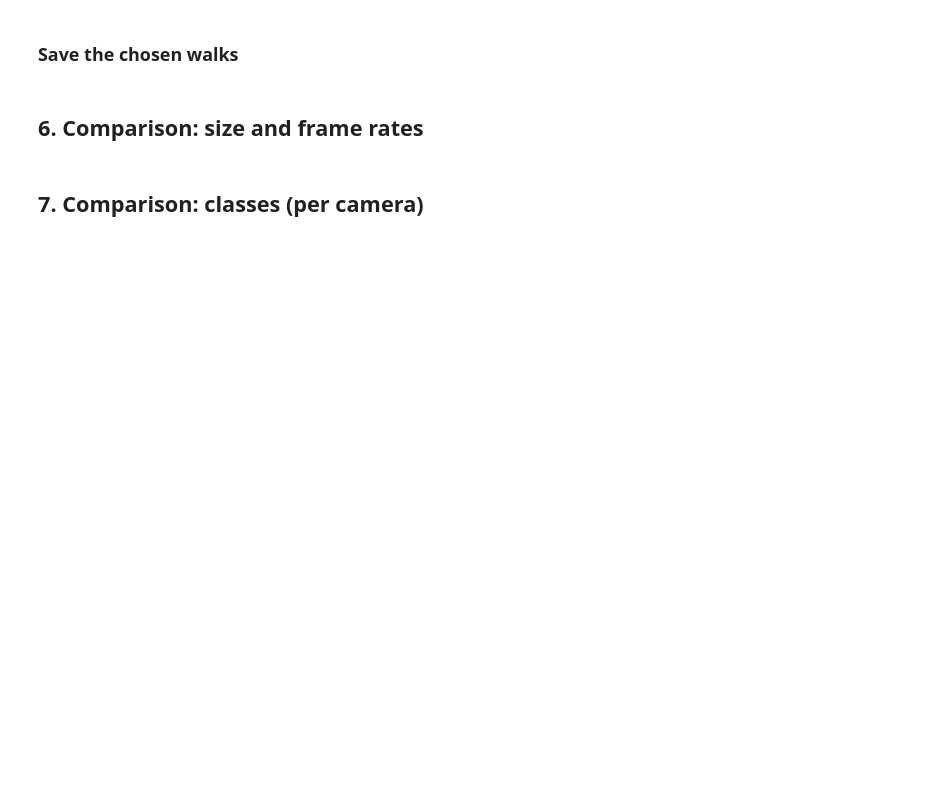
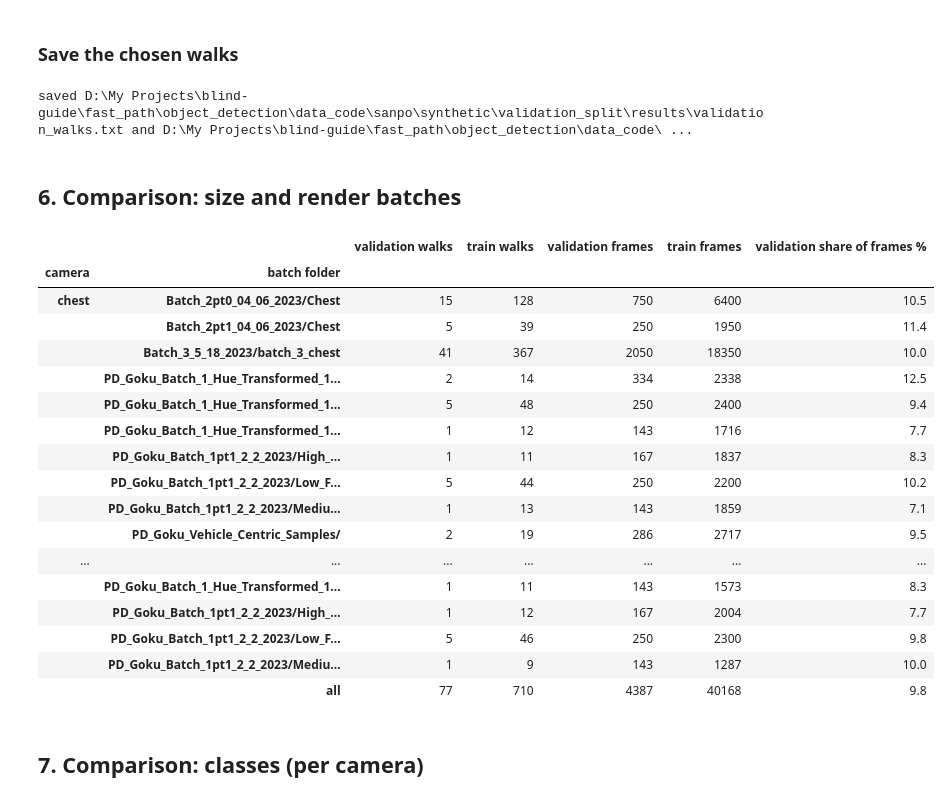
Before and after one commit to Alpha-AI-Systems/blind-guide, a Jupyter notebook: fast_path/object_detection/data_code/sanpo/synthetic/validation_split/validation_split.ipynb, the cells around one changed output. Drawn from its saved outputs; the diff is of its cells as text; code cells hidden in the pictures; blank space fills up the shorter version.

```diff
--- a/fast_path/object_detection/data_code/sanpo/synthetic/validation_split/validation_split.ipynb
+++ b/fast_path/object_detection/data_code/sanpo/synthetic/validation_split/validation_split.ipynb
@@ -29,13 +31,13 @@ from pathlib import Path
 
 INDEX_FILE = Path("../results/index_all.csv").resolve()                 # one row per frame (explore notebook, section 4)
 CLASS_PIXELS_FILE = Path("../results/class_pixels_per_frame.csv").resolve()  # pixels per class per frame (section 6)
+WALK_METADATA_FILE = Path("../results/walk_metadata.csv").resolve()   # fps and render batch per walk (section 5)
 RESULTS_DIR = Path("results").resolve()                                  # the chosen walks are saved here
 
 # Rules (per camera; every candidate must keep all of them)
 VALIDATION_SHARE = 0.10              # target share of each camera's frames in validation
 FRAME_SHARE_RANGE = (0.08, 0.12)     # each camera's validation must hold between 8% and 12% of its frames
-FRAMES_TO_FPS = {50: 5.0, 143: 14.28, 167: 33.33}   # frames per walk -> frame rate (explore notebook, section 5)
-FPS_WALK_TOLERANCE = 0.5             # validation walks per frame rate: within +-50% (and at least +-1) of 10% of them
+BATCH_WALK_TOLERANCE = 0.5           # validation walks per batch folder: within +-50% (and at least +-1) of 10% of them
 REQUIRED_CLASS_MIN_WALK_SHARE = 0.05 # a class in at least 5% of a camera's walks must appear in its validation ...
 MIN_FRAMES_IN_VALIDATION = 10        # ... in at least this many validation frames
 MIN_RELATIVE_FRAME_SHARE = 0.5       # ... and its share of validation frames >= this x its share in train
@@ -47,11 +49,11 @@ LOCATION_RADIUS_M = 5.0              # walks whose camera paths come this close
 # Selection
 CANDIDATES = 100000                  # random candidate splits tried (each fills validation with random location groups)
 NORMALIZATION_CANDIDATES = 20000     # each distance is divided by its median over this many random splits (rules ignored)
-SWAP_STARTS = 5                      # the swaps start from this many of the best random candidates
+SWAP_STARTS = 10                     # the swaps start from this many of the best random candidates
 SEED = 42                            # same seed = same split every time
 
 # Optional: a list of walk ids to CHECK instead of choosing one (None = choose with the rules above)
 FIXED_VALIDATION_WALKS = None
 
-for path in (INDEX_FILE, CLASS_PIXELS_FILE):
+for path in (INDEX_FILE, CLASS_PIXELS_FILE, WALK_METADATA_FILE):
     print(f"{'found  ' if path.exists() else 'MISSING'} {path}")
@@ -79,9 +87,13 @@ class_names = [c for c in all_class_names if c not in IGNORED_CLASSES]
 assert frames[class_names].notna().all().all(), "some frames have no class pixels"
 
 walks = frames.groupby("session").agg(camera=("camera", "first"), frames=("frame_id", "size"))
-walks["frame_rate"] = walks["frames"].map(FRAMES_TO_FPS)
-assert walks["frame_rate"].notna().all(), "a walk has a frame count not in FRAMES_TO_FPS"
+metadata = pd.read_csv(WALK_METADATA_FILE, keep_default_na=False).set_index("session")
+walks["batch"] = walks.index.map(metadata["batch"] + "/" + metadata["batch_folder"])   # render batch folder
+walks["labeled_fps"] = walks.index.map(metadata["labeled_fps"])
+assert walks["batch"].notna().all() and (walks["batch"] != "/").all(), "a walk has no render batch"
+assert (walks.groupby("batch")["camera"].nunique() == 1).all(), "a batch folder mixes cameras"
 sessions = list(walks.index)
 print(f"{len(frames):,} frames in {len(sessions)} walks | {len(class_names)} classes used "
       f"(left out: {', '.join(IGNORED_CLASSES)})")
-display(walks.groupby(["camera", "frame_rate"]).agg(walks=("frames", "size"), frames=("frames", "sum")))
+display(walks.groupby(["camera", "batch"]).agg(walks=("frames", "size"), frames=("frames", "sum"),
+                                             labeled_fps=("labeled_fps", "first")))
@@ -123,20 +158,22 @@ plt.show()
 cameras = ["chest", "head"]
 camera_of_walk = walks["camera"].to_numpy()
 walk_frames = walks["frames"].to_numpy()
-walk_rate = walks["frame_rate"].to_numpy()
+walk_batch = walks["batch"].to_numpy()
 walk_group = walks["group"].to_numpy()
 per_walk = frames.groupby("session")
 walk_class_pixels = per_walk[class_names].sum().reindex(sessions).to_numpy(dtype=np.float64)       # walks x classes
 walk_class_frames = (frames[class_names] > 0).groupby(frames["session"]).sum().reindex(sessions).to_numpy()
-rates = sorted(FRAMES_TO_FPS.values())
+batch_names = sorted(walks["batch"].unique())
 
-required, max_walks_per_class, fps_target = {}, {}, {}
+required, max_walks_per_class, batch_target = {}, {}, {}
 for camera in cameras:
     mine = camera_of_walk == camera
     class_walk_counts = (walk_class_pixels[mine] > 0).sum(axis=0)
     required[camera] = class_walk_counts >= REQUIRED_CLASS_MIN_WALK_SHARE * mine.sum()
     max_walks_per_class[camera] = np.floor(class_walk_counts * MAX_SHARE_OF_CLASS_WALKS)
-    fps_target[camera] = {rate: VALIDATION_SHARE * int(((walk_rate == rate) & mine).sum()) for rate in rates}
+    batch_target[camera] = {batch: VALIDATION_SHARE * int(((walk_batch == batch) & mine).sum())
+                            for batch in batch_names if ((walk_batch == batch) & mine).any()}
     print(f"{camera}: {mine.sum()} walks | classes that must appear in validation: {int(required[camera].sum())} of "
-          f"{len(class_names)} | target validation walks per frame rate: "
-          + ", ".join(f"{rate} FPS {target:.1f}" for rate, target in fps_target[camera].items()))
+          f"{len(class_names)} | target validation walks per batch folder: "
+          + ", ".join(f"{batch.split('/')[0][:22]}.../{batch.split('/')[-1]} {target:.1f}"
+                      for batch, target in batch_target[camera].items()))
@@ -319,31 +485,53 @@ record = {
     "candidates_tried": None if FIXED_VALIDATION_WALKS is not None else CANDIDATES,
     "candidates_kept": candidates_kept,
     "settings": {"VALIDATION_SHARE": VALIDATION_SHARE, "FRAME_SHARE_RANGE": FRAME_SHARE_RANGE,
-                 "FRAMES_TO_FPS": {str(k): v for k, v in FRAMES_TO_FPS.items()}, "FPS_WALK_TOLERANCE": FPS_WALK_TOLERANCE,
+                 "BATCH_WALK_TOLERANCE": BATCH_WALK_TOLERANCE,
                  "REQUIRED_CLASS_MIN_WALK_SHARE": REQUIRED_CLASS_MIN_WALK_SHARE,
                  "MIN_FRAMES_IN_VALIDATION": MIN_FRAMES_IN_VALIDATION, "MIN_RELATIVE_FRAME_SHARE": MIN_RELATIVE_FRAME_SHARE,
                  "MAX_RELATIVE_FRAME_SHARE": MAX_RELATIVE_FRAME_SHARE, "MAX_SHARE_OF_CLASS_WALKS": MAX_SHARE_OF_CLASS_WALKS,
                  "IGNORED_CLASSES": IGNORED_CLASSES, "LOCATION_RADIUS_M": LOCATION_RADIUS_M, "CANDIDATES": CANDIDATES,
-                 "NORMALIZATION_CANDIDATES": NORMALIZATION_CANDIDATES, "SWAP_STARTS": SWAP_STARTS, "SEED": SEED,
+                 "NORMALIZATION_CANDIDATES": NORMALIZATION_CANDIDATES, "SWAP_STARTS": SWAP_STARTS,
+                 "SEED": SEED,
                  "FIXED_VALIDATION_WALKS": FIXED_VALIDATION_WALKS},
 }
 (RESULTS_DIR / "validation_split.json").write_text(json.dumps(record, indent=2))
 print("saved", RESULTS_DIR / "validation_walks.txt", "and", RESULTS_DIR / "validation_split.json")
+# %% [output]
+saved D:\My Projects\blind-guide\fast_path\object_detection\data_code\sanpo\synthetic\validation_split\results\validation_walks.txt and D:\My Projects\blind-guide\fast_path\object_detection\data_code\ ...
 # %% [markdown]
-## 6. Comparison: size and frame rates
+## 6. Comparison: size and render batches
 # %%
 rows = []
 for camera in cameras:
-    for rate in rates + ["all"]:
-        mine = (camera_of_walk == camera) & ((walk_rate == rate) if rate != "all" else True)
-        rows.append({"camera": camera, "frame rate": rate,
+    for batch in list(batch_target[camera]) + ["all"]:
+        mine = (camera_of_walk == camera) & ((walk_batch == batch) if batch != "all" else True)
+        rows.append({"camera": camera, "batch folder": batch,
                      "validation walks": int((is_chosen & mine).sum()), "train walks": int((~is_chosen & mine).sum()),
                      "validation frames": int(walk_frames[is_chosen & mine].sum()),
                      "train frames": int(walk_frames[~is_chosen & mine].sum())})
-size_table = pd.DataFrame(rows).set_index(["camera", "frame rate"])
+size_table = pd.DataFrame(rows).set_index(["camera", "batch folder"])
 size_table["validation share of frames %"] = (100 * size_table["validation frames"]
                                               / (size_table["validation frames"] + size_table["train frames"])).round(1)
 display(size_table)
+# %% [output]
+|  |  | validation walks | train walks | validation frames | train frames | validation share of frames % |
+| camera | batch folder |  |  |  |  |  |
+| chest | Batch_2pt0_04_06_2023/Chest | 15 | 128 | 750 | 6400 | 10.5 |
+|  | Batch_2pt1_04_06_2023/Chest | 5 | 39 | 250 | 1950 | 11.4 |
+|  | Batch_3_5_18_2023/batch_3_chest | 41 | 367 | 2050 | 18350 | 10.0 |
+|  | PD_Goku_Batch_1_Hue_Transformed_1... | 2 | 14 | 334 | 2338 | 12.5 |
+|  | PD_Goku_Batch_1_Hue_Transformed_1... | 5 | 48 | 250 | 2400 | 9.4 |
+|  | PD_Goku_Batch_1_Hue_Transformed_1... | 1 | 12 | 143 | 1716 | 7.7 |
+|  | PD_Goku_Batch_1pt1_2_2_2023/High_... | 1 | 11 | 167 | 1837 | 8.3 |
+|  | PD_Goku_Batch_1pt1_2_2_2023/Low_F... | 5 | 44 | 250 | 2200 | 10.2 |
+|  | PD_Goku_Batch_1pt1_2_2_2023/Mediu... | 1 | 13 | 143 | 1859 | 7.1 |
+|  | PD_Goku_Vehicle_Centric_Samples/ | 2 | 19 | 286 | 2717 | 9.5 |
+| ... | ... | ... | ... | ... | ... | ... |
+|  | PD_Goku_Batch_1_Hue_Transformed_1... | 1 | 11 | 143 | 1573 | 8.3 |
+|  | PD_Goku_Batch_1pt1_2_2_2023/High_... | 1 | 12 | 167 | 2004 | 7.7 |
+|  | PD_Goku_Batch_1pt1_2_2_2023/Low_F... | 5 | 46 | 250 | 2300 | 9.8 |
+|  | PD_Goku_Batch_1pt1_2_2_2023/Mediu... | 1 | 9 | 143 | 1287 | 10.0 |
+|  | all | 77 | 710 | 4387 | 40168 | 9.8 |
 # %% [markdown]
 ## 7. Comparison: classes (per camera)
 # %%
```
Also changed, not shown: parts of 14 cells of this notebook, 16 other files.
